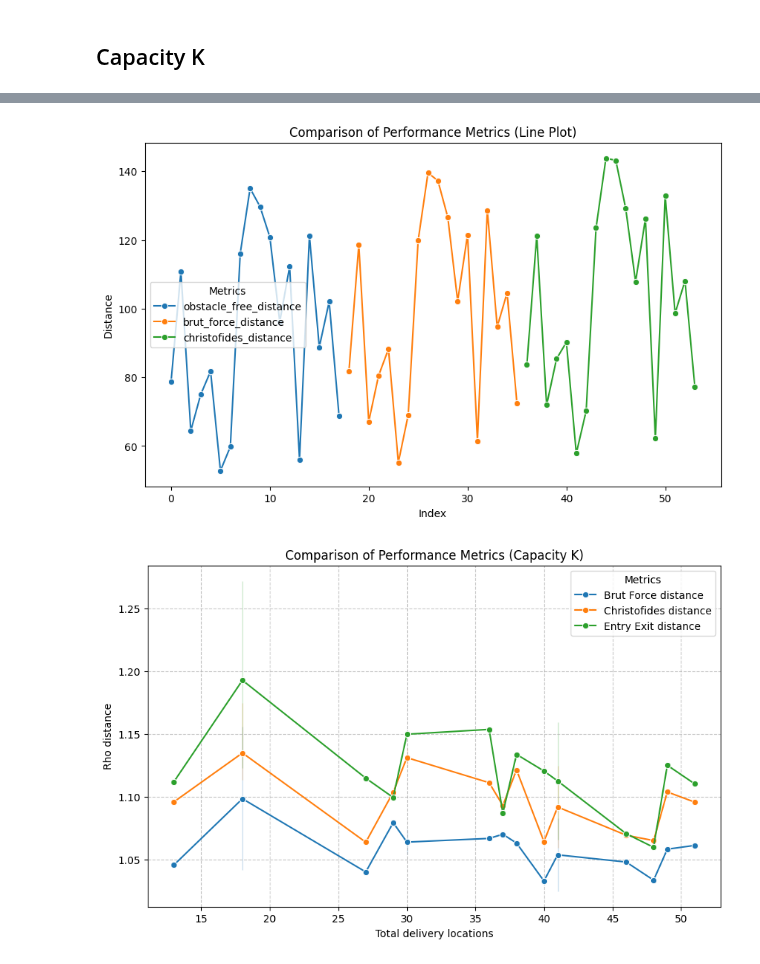
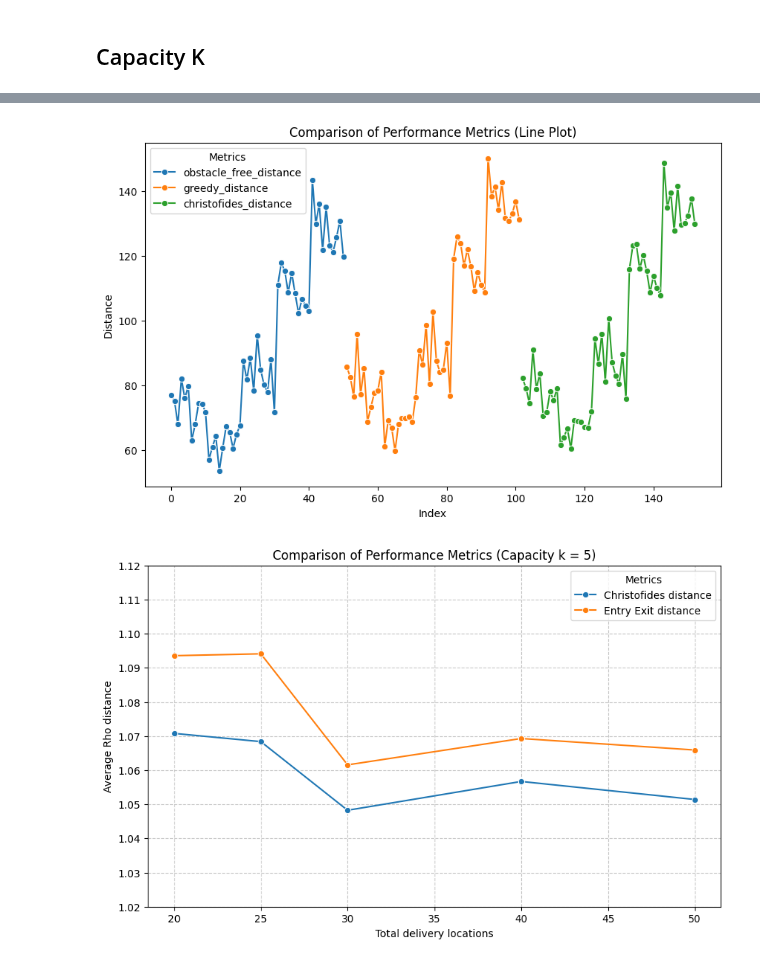
Before and after one commit to CR-Samrat/drone-based-delivary, a Jupyter notebook: euclidean_with_obstacle_performance_test.ipynb, the cells around one changed output, grey strips where cells are left out. Saved outputs shown, nothing was run; the diff lists cells and outputs as text; code cells hidden in the pictures.

```diff
--- a/euclidean_with_obstacle_performance_test.ipynb
+++ b/euclidean_with_obstacle_performance_test.ipynb
@@ -114,7 +97,6 @@ df_cap_k.head()
 # %%
-df_cap_k['rho_brut_force'] = df_cap_k['brut_force_distance']/df_cap_k['obstacle_free_distance']
+df_cap_k['rho_greedy'] = df_cap_k['greedy_distance']/df_cap_k['obstacle_free_distance']
 df_cap_k['rho_christofides'] = df_cap_k['christofides_distance']/df_cap_k['obstacle_free_distance']
-df_cap_k['rho_entry_exit'] = df_cap_k['entry_exit_distance']/df_cap_k['obstacle_free_distance']
 
 df_cap_k.head()
 # %% [output]
@@ -153,32 +135,32 @@ plt.show()
 # %%
-melted_df = df_cap_k.melt(value_vars=['obstacle_free_distance', 'brut_force_distance', 'christofides_distance'],
+melted_df = df_cap_k.melt(value_vars=['obstacle_free_distance', 'greedy_distance', 'christofides_distance'],
                      var_name='Metrics', value_name='Distance')
 
 # Line plot
 plt.figure(figsize=(10, 6))
 sns.lineplot(data=melted_df, x=melted_df.index, y='Distance', hue='Metrics', marker='o')
 plt.title('Comparison of Performance Metrics (Line Plot)')
 plt.xlabel('Index')
 plt.ylabel('Distance')
 plt.legend(title='Metrics')
 plt.show()
 # %% [output]
-[figure, old version]
+[figure, new version]
 # %%
 plt.figure(figsize=(10, 6))
 
 # Plotting each line individually
-sns.lineplot(data=df_cap_k, x='delivary_locations', y='rho_brut_force', label='Brut Force distance', marker='o')
-sns.lineplot(data=df_cap_k, x='delivary_locations', y='rho_christofides', label='Christofides distance', marker='o')
-sns.lineplot(data=df_cap_k, x='delivary_locations', y='rho_entry_exit', label='Entry Exit distance', marker='o')
+sns.lineplot(data=df_cap_k, x='delivary_locations', y='rho_christofides', label='Christofides distance', marker='o', errorbar=None)
+sns.lineplot(data=df_cap_k, x='delivary_locations', y='rho_greedy', label='Entry Exit distance', marker='o', errorbar=None)
 
-plt.title('Comparison of Performance Metrics (Capacity K)')
+plt.title('Comparison of Performance Metrics (Capacity k = 5)')
 plt.xlabel('Total delivery locations')
-plt.ylabel('Rho distance')
+plt.ylabel('Average Rho distance')
 plt.legend(title='Metrics')
 
+plt.yticks(np.arange(1.02, 1.12, step=0.01))
 plt.grid(True, linestyle='--', alpha=0.7)
 
 plt.show()
 # %% [output]
-[figure, old version]
+[figure, new version]
```
Also changed, not shown: parts of 16 cells of this notebook, 4 other files.
